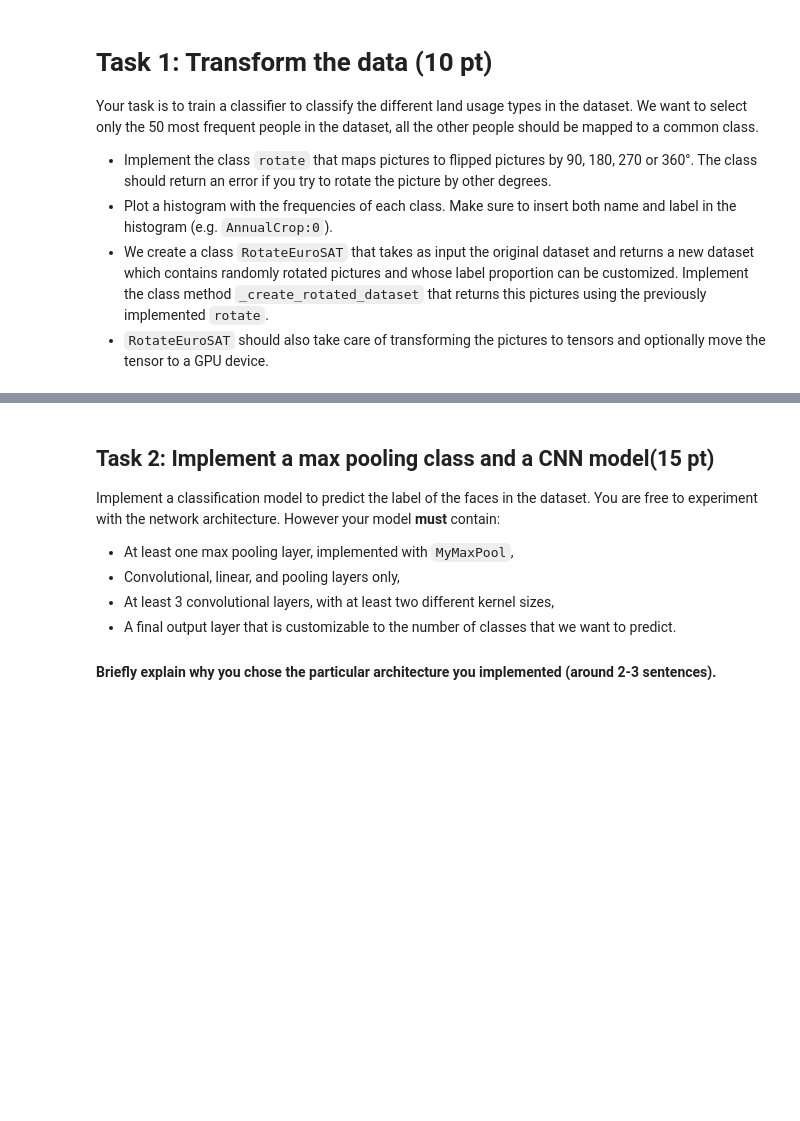
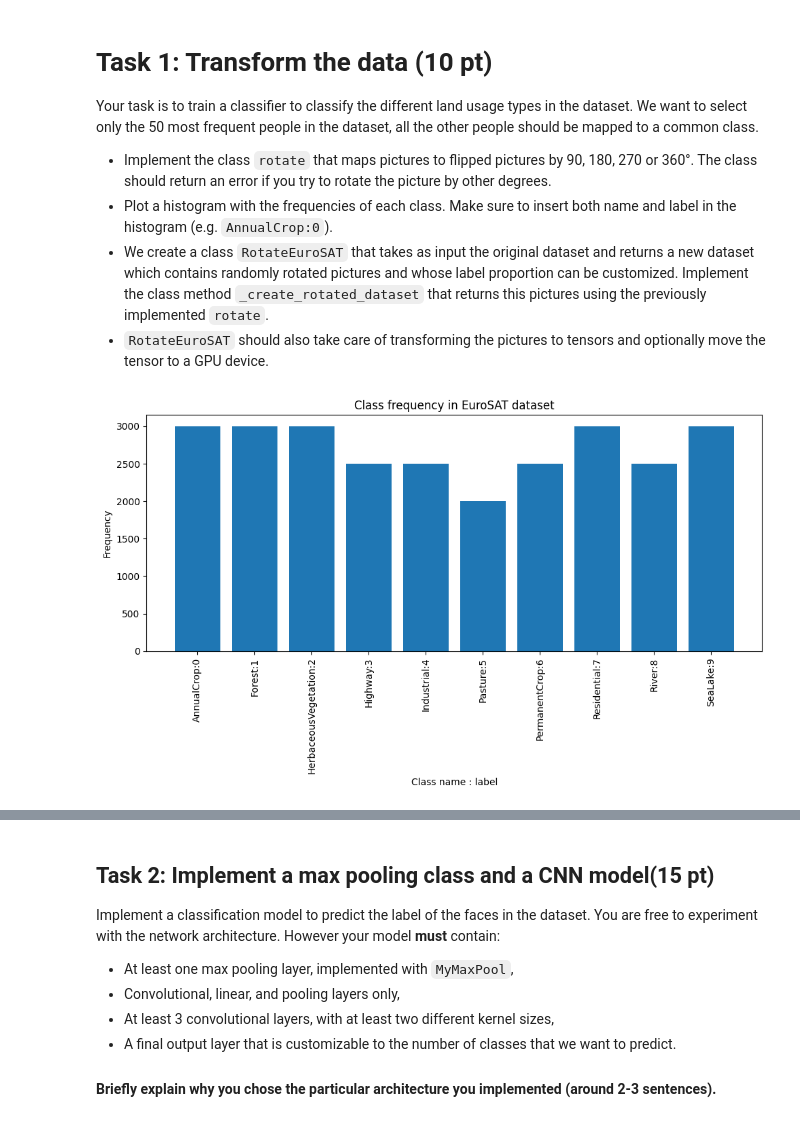
Before and after one commit to hertie-data-science-lab/assignment-2-ps-2f, a Jupyter notebook: main.ipynb, the cells around one changed output, grey strips where cells are left out. Drawn from its saved outputs; the diff is of its cells as text; code cells hidden in the pictures; blank space fills up the shorter version.

```diff
--- a/main.ipynb
+++ b/main.ipynb
@@ -75,37 +76,39 @@ def rotate_picture(picture, rotation):
 
     k = rotation // 90        # number of times to rotate by 90°
     rotated = np.rot90(np.array(picture), k)   # convert to np.array in case it's PIL Image
-    return picture
+    return rotated
 
 
 def plot_histogram(data):
     '''
     Plots the frequency of each class in the EuroSAT dataset.
     Shows both class name and label on x-axis.
     '''
     # extract all labels
     labels = [label for _, label in data]
     # count occurrences manually (no Counter)
     counts = np.zeros(len(data.classes), dtype=int)
     for l in labels:
         counts[l] += 1
 
     fig, ax = plt.subplots(figsize=(10, 6))
     ax.bar(range(len(counts)), counts)
     ax.set_xticks(range(len(counts)))
     ax.set_xticklabels([f"{data.classes[i]}:{i}" for i in range(len(counts))],
                        rotation=90)
     ax.set_xlabel("Class name : label")
     ax.set_ylabel("Frequency")
     ax.set_title("Class frequency in EuroSAT dataset")
     plt.tight_layout()
     return fig, ax
 
 
 new_pic = rotate_picture(pic, 90) # Example of rotating a picture by 90 degrees
 same_pic = rotate_picture(pic, 360) # Example of rotating a picture by 360 degrees (should return the same picture)
 fig, ax = plot_histogram(data)
 fig.show()
+# %% [output]
+[figure, added]
 # %%
 fig, axes = plt.subplots(1, 3, figsize=(10, 5))
 
```
Also changed, not shown: parts of 12 cells of this notebook.
